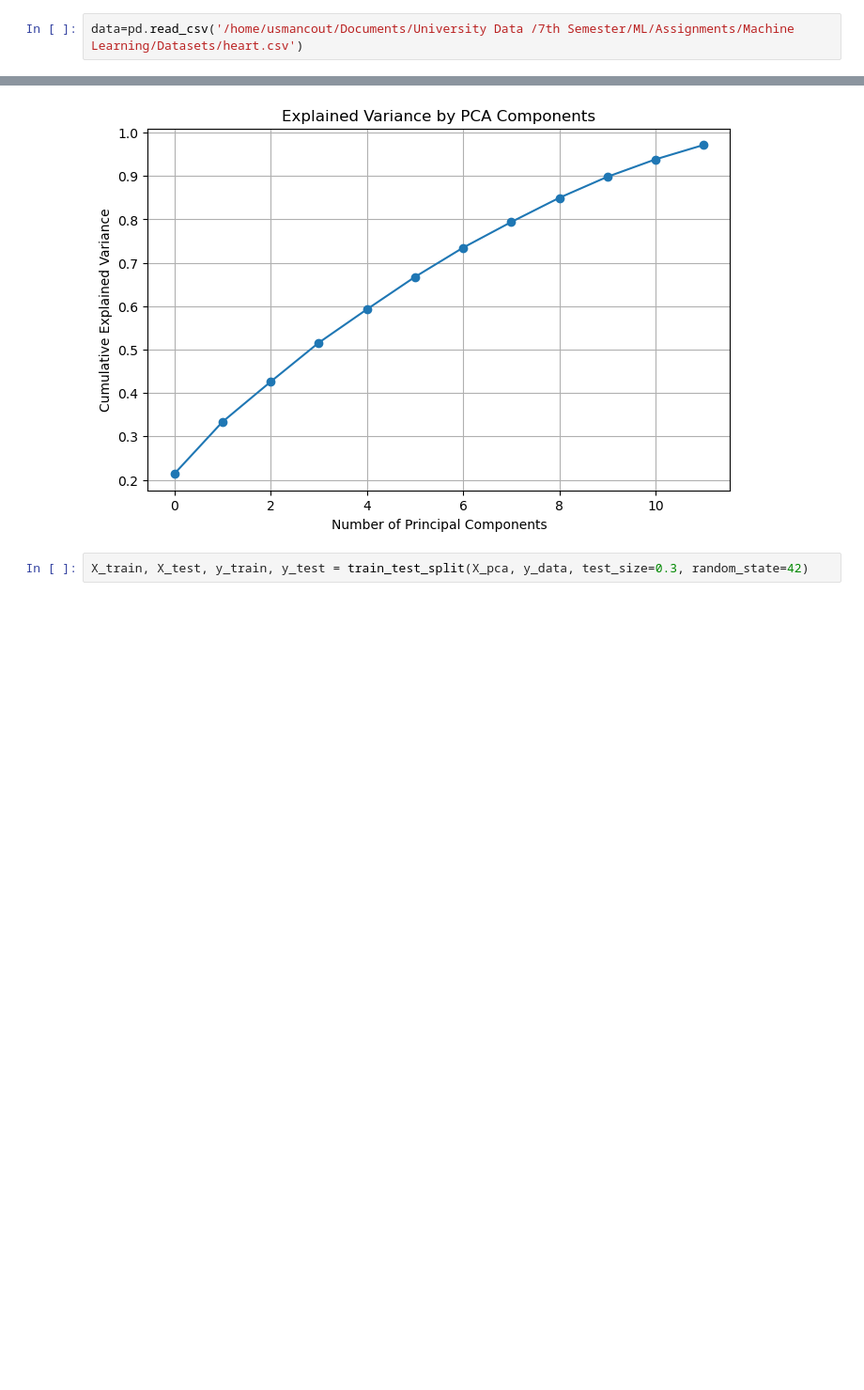
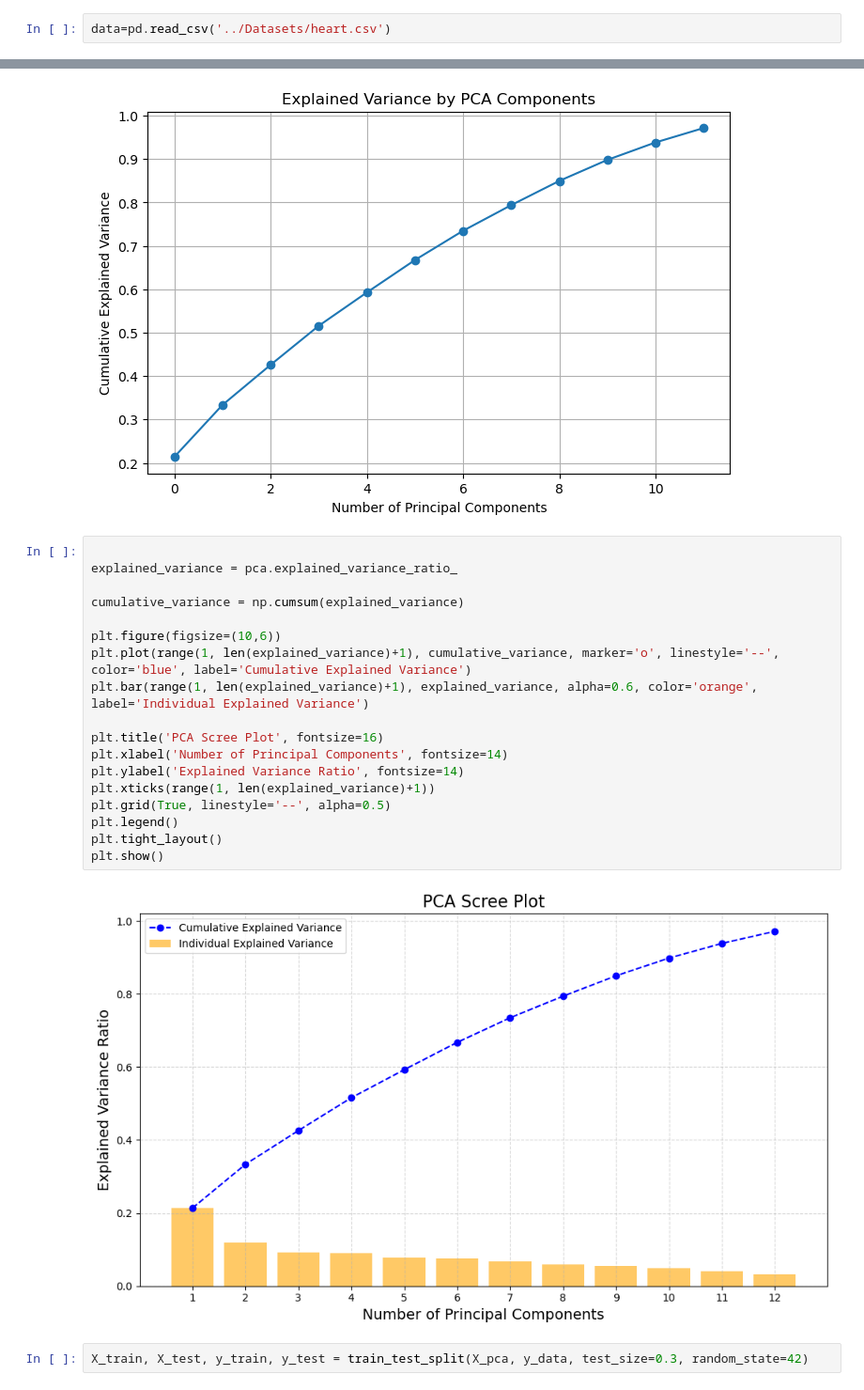
Before and after one commit to usmancout/Machine-Learning, a Jupyter notebook: Code/Feature_Extraction.ipynb, the cells around one changed output, grey strips where cells are left out. Shown at 94% size. Cells and saved outputs as stored; diff of their text form; blank space fills up the shorter version.

```diff
--- a/Code/Feature_Extraction.ipynb
+++ b/Code/Feature_Extraction.ipynb
@@ -13,7 +13,7 @@ from sklearn.metrics import classification_report, confusion_matrix, accuracy_sc
 from sklearn.feature_selection import SelectKBest, chi2, RFE
 import numpy as np
 # %%
-data=pd.read_csv('/home/usmancout/Documents/University Data /7th Semester/ML/Assignments/Machine Learning/Datasets/heart.csv')
+data=pd.read_csv('../Datasets/heart.csv')
 # %%
 data.head(5)
 # %% [output]
@@ -66,6 +68,26 @@ plt.grid(True)
 plt.show()
 # %% [output]
 [figure]
+# %%
+
+explained_variance = pca.explained_variance_ratio_
+
+cumulative_variance = np.cumsum(explained_variance)
+
+plt.figure(figsize=(10,6))
+plt.plot(range(1, len(explained_variance)+1), cumulative_variance, marker='o', linestyle='--', color='blue', label='Cumulative Explained Variance')
+plt.bar(range(1, len(explained_variance)+1), explained_variance, alpha=0.6, color='orange', label='Individual Explained Variance')
+
+plt.title('PCA Scree Plot', fontsize=16)
+plt.xlabel('Number of Principal Components', fontsize=14)
+plt.ylabel('Explained Variance Ratio', fontsize=14)
+plt.xticks(range(1, len(explained_variance)+1))
+plt.grid(True, linestyle='--', alpha=0.5)
+plt.legend()
+plt.tight_layout()
+plt.show()
+# %% [output]
+[figure, added]
 # %%
 X_train, X_test, y_train, y_test = train_test_split(X_pca, y_data, test_size=0.3, random_state=42)
 # %%
```
Also changed, not shown: parts of 2 cells of this notebook, 7 other files.
